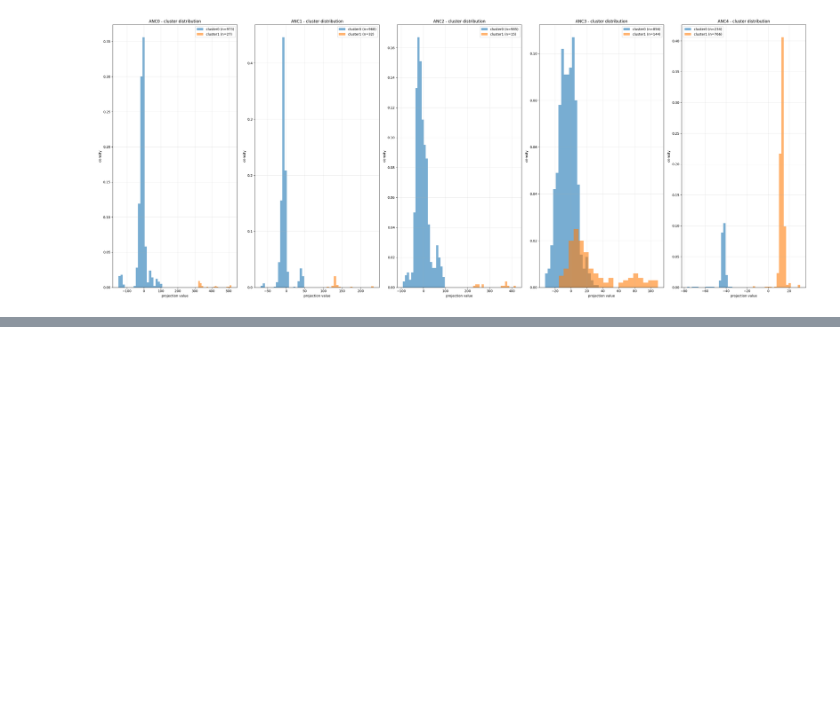
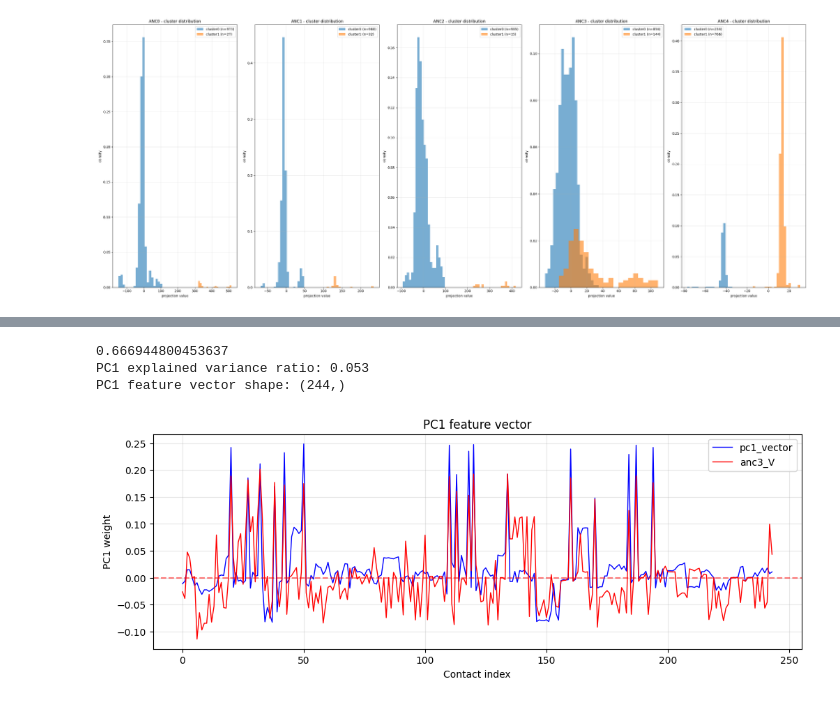
Before and after one commit to ZhiruiYe/evo_probe, a Jupyter notebook: src/gmm_cluster.ipynb, the cells around one changed output, grey strips where cells are left out. Cells and saved outputs as stored; diff of their text form; code cells hidden in the pictures; blank space fills up the shorter version.

```diff
--- a/src/gmm_cluster.ipynb
+++ b/src/gmm_cluster.ipynb
@@ -476,0 +439,44 @@ BIC分数: -469178.24
+# %%
+# 简单PCA降维
+from sklearn.decomposition import PCA
+from sklearn.preprocessing import StandardScaler
+import matplotlib.pyplot as plt
+
+X = anc2_contact_embedding
+
+# 标准化
+scaler = StandardScaler()
+X_scaled = scaler.fit_transform(X)
+
+# PCA降维
+pca = PCA(n_components=2)
+X_pca = pca.fit_transform(X_scaled)
+
+# 获取PC1特征向量
+pc1_vector = pca.components_[0]
+
+anc3_V_normalized = anc3_V / np.linalg.norm(anc3_V)
+
+cosine_similarity = np.dot(pc1_vector, anc3_V_normalized) / (np.linalg.norm(pc1_vector) * np.linalg.norm(anc3_V_normalized))
+print(cosine_similarity)
+
+print(f"PC1 explained variance ratio: {pca.explained_variance_ratio_[0]:.3f}")
+print(f"PC1 feature vector shape: {pc1_vector.shape}")
+
+# 绘制PC1特征向量
+plt.figure(figsize=(12, 4))
+plt.plot(range(len(pc1_vector)), pc1_vector, 'b-', linewidth=1, label='pc1_vector')
+plt.plot(range(len(anc3_V_normalized)), anc3_V_normalized, 'r-', linewidth=1, label='anc3_V')
+
+plt.xlabel('Contact index')
+plt.ylabel('PC1 weight')
+plt.title('PC1 feature vector')
+plt.grid(True, alpha=0.3)
+plt.axhline(y=0, color='r', linestyle='--', alpha=0.5)
+plt.legend()
+plt.show()
+# %% [output]
+0.666944800453637
+PC1 explained variance ratio: 0.053
+PC1 feature vector shape: (244,)
+[figure, added]
```
Also changed, not shown: parts of 8 cells of this notebook, 5 other files.
